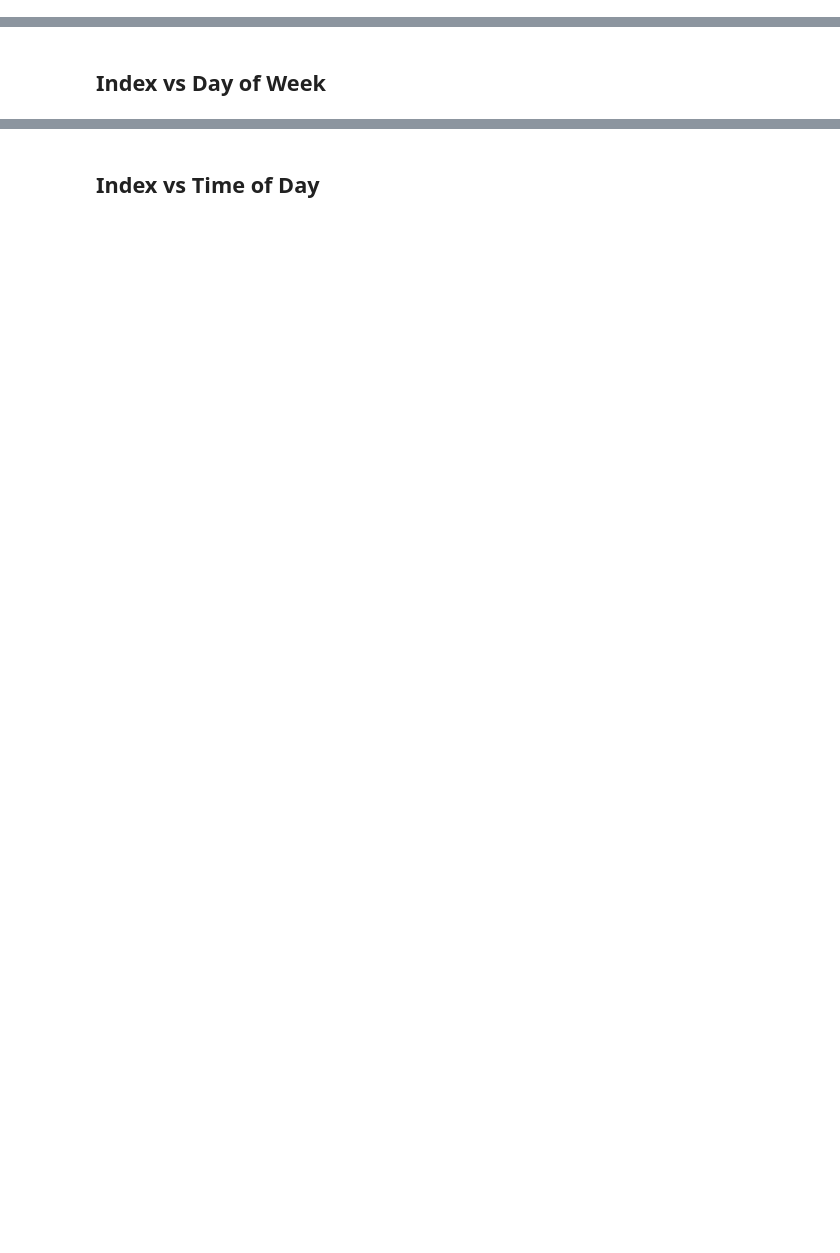
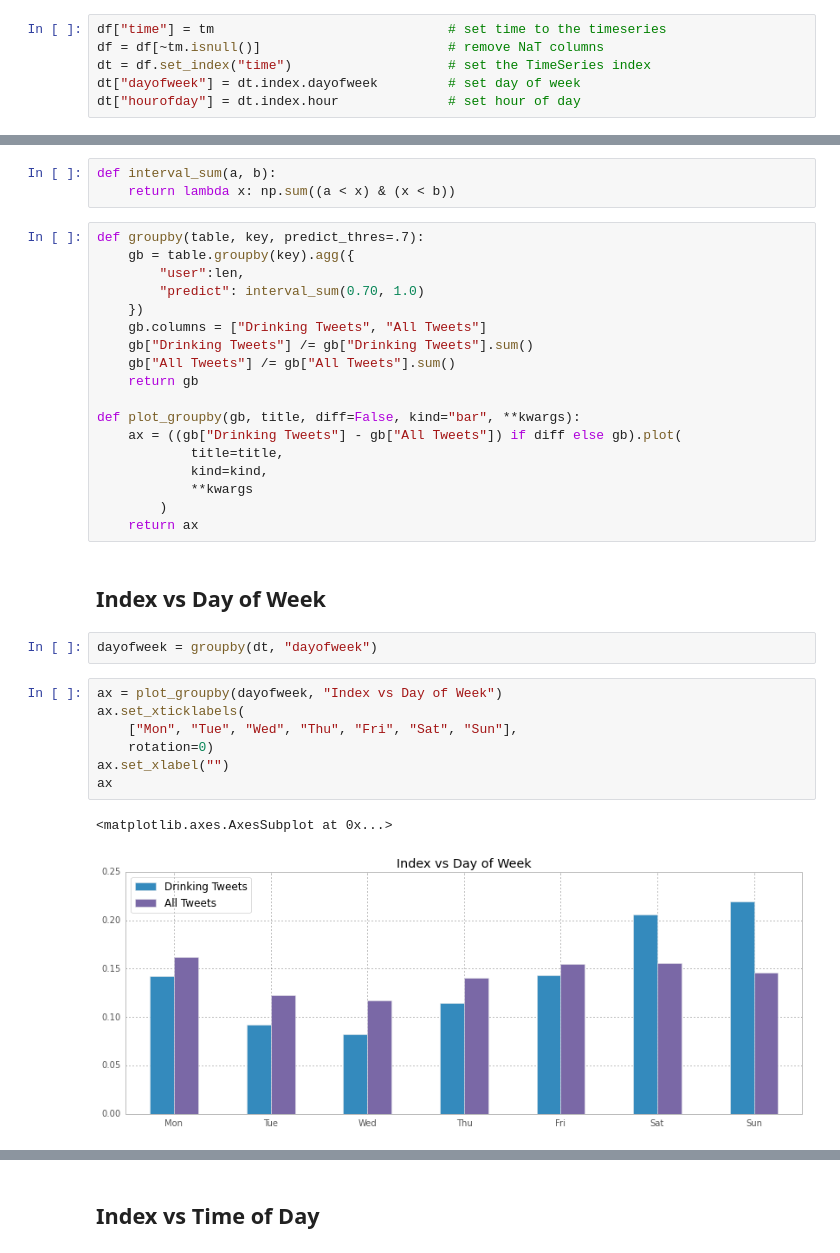
Before and after one commit to jxnl/nyu-twipsy, a Jupyter notebook: exploring-features.ipynb, the cells around one changed output, grey strips where cells are left out. Saved outputs shown, nothing was run; the diff lists cells and outputs as text; blank space fills up the shorter version.

```diff
--- a/exploring-features.ipynb
+++ b/exploring-features.ipynb
@@ -12,0 +33,6 @@ df._id = df._id.apply(str).apply(eval).apply(try_or(lambda _:_["$oid"], None))
+# %%
+df["time"] = tm                              # set time to the timeseries
+df = df[~tm.isnull()]                        # remove NaT columns
+dt = df.set_index("time")                    # set the TimeSeries index
+dt["dayofweek"] = dt.index.dayofweek         # set day of week
+dt["hourofday"] = dt.index.hour              # set hour of day
@@ -13,2 +41,35 @@ df._id = df._id.apply(str).apply(eval).apply(try_or(lambda _:_["$oid"], None))
+# %%
+def interval_sum(a, b):
+    return lambda x: np.sum((a < x) & (x < b))
+# %%
+def groupby(table, key, predict_thres=.7):
+    gb = table.groupby(key).agg({
+        "user":len,
+        "predict": interval_sum(0.70, 1.0)
+    })
+    gb.columns = ["Drinking Tweets", "All Tweets"]
+    gb["Drinking Tweets"] /= gb["Drinking Tweets"].sum()
+    gb["All Tweets"] /= gb["All Tweets"].sum()
+    return gb
+
+def plot_groupby(gb, title, diff=False, kind="bar", **kwargs):
+    ax = ((gb["Drinking Tweets"] - gb["All Tweets"]) if diff else gb).plot(
+            title=title,
+            kind=kind,
+            **kwargs
+        )
+    return ax
 # %% [markdown]
 ## Index vs Day of Week
+# %%
+dayofweek = groupby(dt, "dayofweek")
+# %%
+ax = plot_groupby(dayofweek, "Index vs Day of Week")
+ax.set_xticklabels(
+    ["Mon", "Tue", "Wed", "Thu", "Fri", "Sat", "Sun"],
+    rotation=0)
+ax.set_xlabel("")
+ax
+# %% [output]
+<matplotlib.axes.AxesSubplot at 0x...>
+[figure, added]
```
Also changed, not shown: parts of 18 cells of this notebook.
